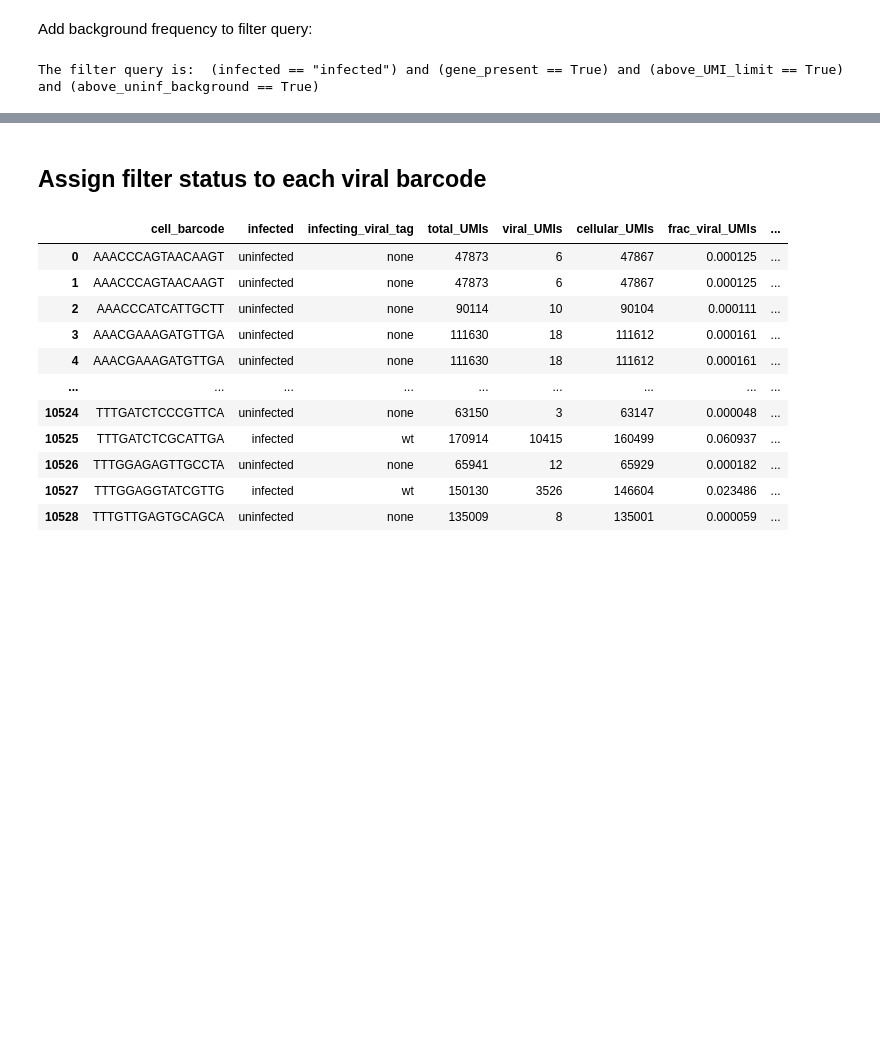
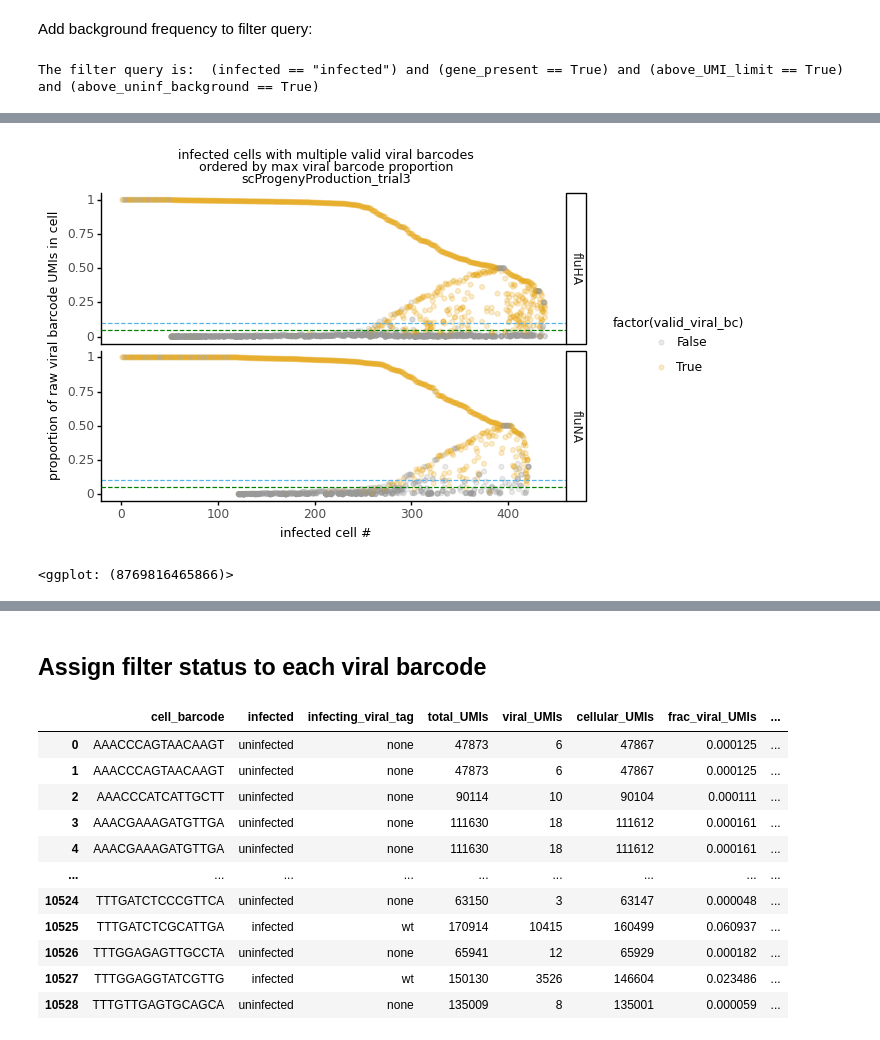
Before and after one commit to jbloomlab/barcoded_flu_pdmH1N1, a Jupyter notebook: valid_viral_barcodes_by_cell.py.ipynb, the cells around one changed output, grey strips where cells are left out. Cells and saved outputs as stored; diff of their text form; code cells hidden in the pictures; blank space fills up the shorter version.

Commit message:
plotted proportion of viral bc UMIs from each barcode (per cell)

```diff
--- a/valid_viral_barcodes_by_cell.py.ipynb
+++ b/valid_viral_barcodes_by_cell.py.ipynb
@@ -456,0 +523,24 @@ The filter query is:  (infected == "infected") and (gene_present == True) and (a
+# %%
+fig = (p9.ggplot(within_cell_proportion_df,
+                 p9.aes(x='cell_rank',
+                        y='proportion_viral_bcs_cell_gene',
+                        color='factor(valid_viral_bc)')) +
+       p9.geom_point(alpha=0.2) +
+       p9.geom_hline(yintercept=0.1, linetype='dashed', color=CBPALETTE[2]) +
+       p9.geom_hline(yintercept=0.05, linetype='dashed', color='green') +
+       p9.facet_grid('gene~') +
+       p9.ggtitle('infected cells with multiple valid viral barcodes\n'
+                  'ordered by max viral barcode proportion\n'
+                  f'{expt}') +
+       p9.labs(x='infected cell #',
+               y='proportion of raw viral barcode UMIs in cell') +
+       p9.theme(figure_size=(6, 4),
+                plot_title=p9.element_text(size=9),
+                axis_title=p9.element_text(size=9),
+                legend_title=p9.element_text(size=9),
+                legend_title_align='center') +
+       p9.scale_color_manual(CBPALETTE[0:]))
+display(fig)
+# %% [output]
+[figure, added]
+<ggplot: (8769816465866)>
```
Also changed, not shown: parts of 13 cells of this notebook.
